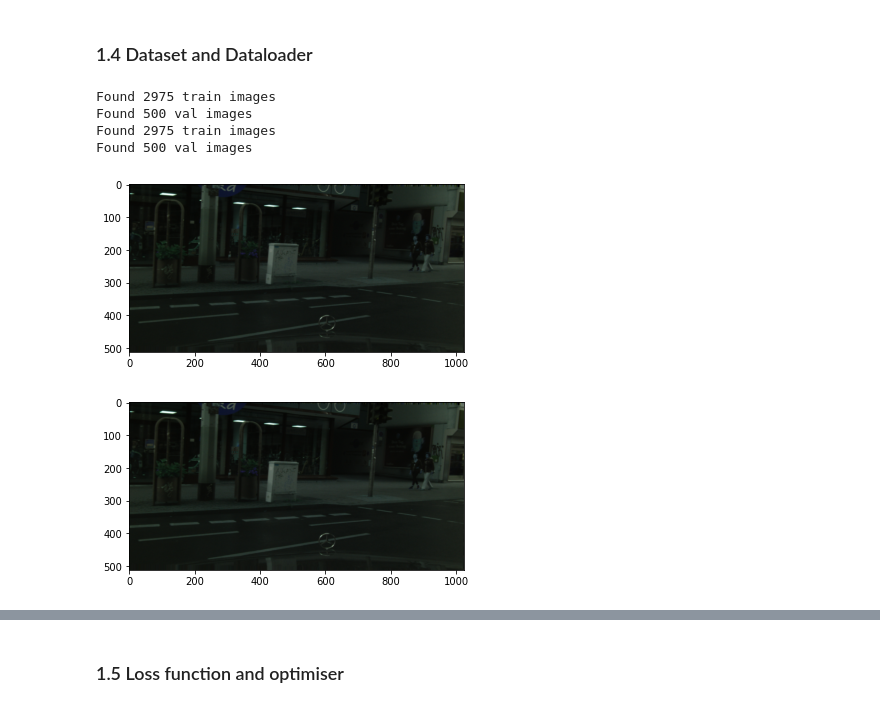
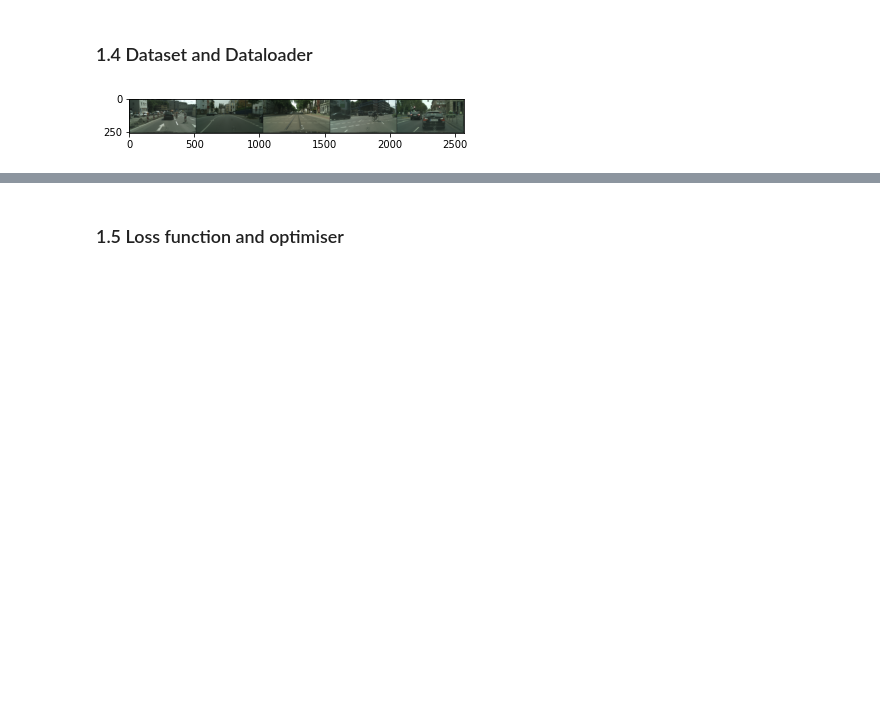
Before and after one commit to arpit-jadon/Copy-Vision-Project-Image-Segmentation, a Jupyter notebook: Vision_task_2.ipynb, the cells around one changed output, grey strips where cells are left out. Saved outputs shown, nothing was run; the diff lists cells and outputs as text; code cells hidden in the pictures; blank space fills up the shorter version.

```diff
--- a/Vision_task_2.ipynb
+++ b/Vision_task_2.ipynb
@@ -352,45 +355,47 @@ class R2UNet(nn.Module):
 # %%
 local_path = "./"
 #dst = cityscapesLoader(root=local_path)
-epochs = 2
-bs = 2
+epochs = 20
+bs = 5
 # %% [markdown]
 ### 1.4 Dataset and Dataloader
 # %%
 # dataset variable
 # augs = aug.Compose([aug.RandomRotate(10), aug.RandomHorizontallyFlip()])
 
-traindataset = cityscapesLoader(root=local_path, is_transform=True, split='train')
-validdataset = cityscapesLoader(root=local_path, is_transform=True, split='val')
+
+traindataset = torchvision.datasets.Cityscapes(root=local_path, split='train', mode='fine',
+                                               target_type='semantic', transform=transforms.Compose([transforms.Resize((256,512)),transforms.ToTensor()]),
+                                               target_transform=transforms.Compose([transforms.Resize((256,512)),transforms.ToTensor()]))
+validdataset = torchvision.datasets.Cityscapes(root=local_path, split='val', mode='fine',
+                                               target_type='semantic', transform=transforms.Compose([transforms.Resize((256,512)),transforms.ToTensor()]),
+                                               target_transform=transforms.Compose([transforms.Resize((256,512)),transforms.ToTensor()]))
+
+#traindataset = cityscapesLoader(root=local_path, is_transform=True, split='train')
+#validdataset = cityscapesLoader(root=local_path, is_transform=True, split='val')
 # dataloader variable
 trainloader = data.DataLoader(traindataset, batch_size=bs, shuffle=True)
 validloader = data.DataLoader(validdataset, batch_size=bs, shuffle=False)
-# %% [output]
-Found 2975 train images
-Found 500 val images
-Found 2975 train images
-Found 500 val images
 # %%
 ## Just added this cell for visualization of 3 images
 def imshow(inp, title=None):
     """Imshow for Tensor."""
     inp = inp.numpy().transpose((1, 2, 0))
-    #mean = np.array([0.3, 0.3, 0.3])
-    #std = np.array([0.4, 0.1, 0.2])
+    mean = np.array([0.0, 0.0, 0.0])
+    #std = np.array([0.0, 0.0, 0.0])
     #inp = std * inp + mean
     inp = np.clip(inp, 0, 1)
     plt.imshow(inp)
     if title is not None:
         plt.title(title)
 
 it = iter(trainloader)
 images, labels = next(it)
 out = torchvision.utils.make_grid(images)
 imshow(out)
 plt.show()
 # %% [output]
-[figure, old version]
+[figure, new version]
-[figure, removed]
 # %%
 # Batch-wise visualisation
 
```
Also changed, not shown: parts of 16 cells of this notebook.
